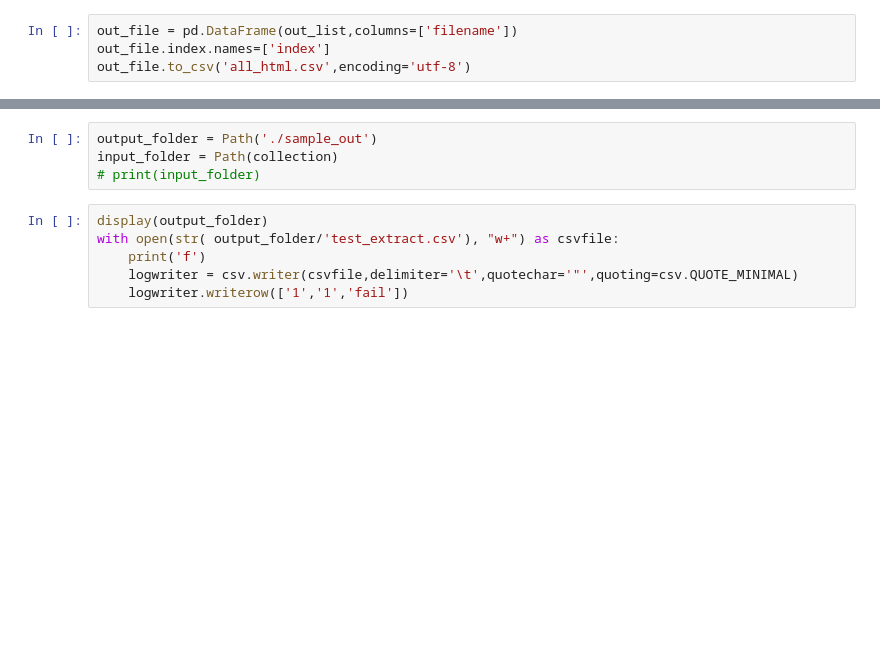
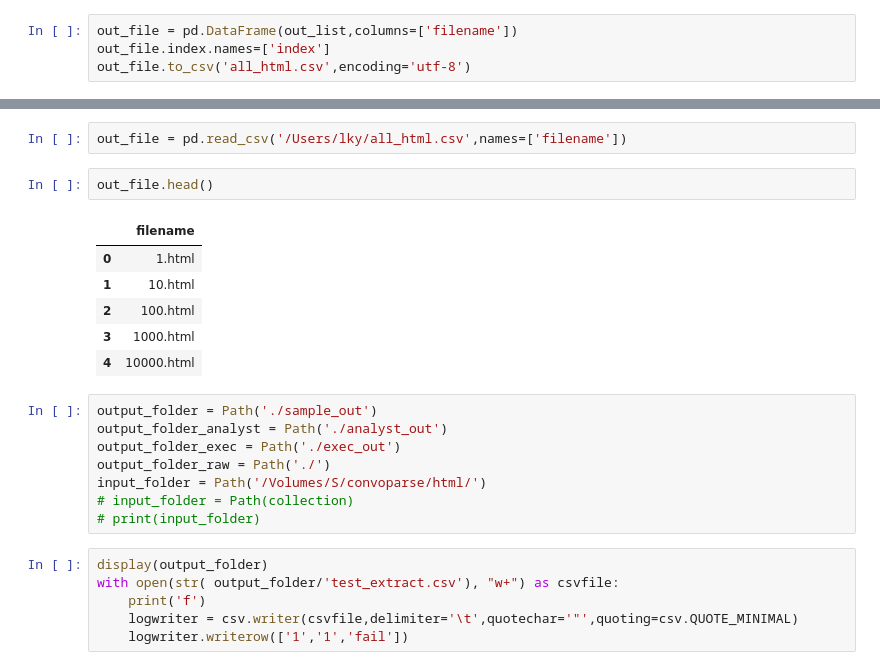
Before and after one commit to internetoftim/textparsing, a Jupyter notebook: Text Parsing Pipeline.ipynb, the cells around one changed output, grey strips where cells are left out. Cells and saved outputs as stored; diff of their text form; blank space fills up the shorter version.

```diff
--- a/Text Parsing Pipeline.ipynb
+++ b/Text Parsing Pipeline.ipynb
@@ -93,6 +140,21 @@ len(out_file)
+# %%
+out_file = pd.read_csv('/Users/lky/all_html.csv',names=['filename'])
+# %%
+out_file.head()
+# %% [output]
+|  | filename |
+| 0 | 1.html |
+| 1 | 10.html |
+| 2 | 100.html |
+| 3 | 1000.html |
+| 4 | 10000.html |
 # %%
 output_folder = Path('./sample_out')
-input_folder = Path(collection)
+output_folder_analyst = Path('./analyst_out')
+output_folder_exec = Path('./exec_out')
+output_folder_raw = Path('./')
+input_folder = Path('/Volumes/S/convoparse/html/')
+# input_folder = Path(collection)
 # print(input_folder)
 # %%
 display(output_folder)
```
Also changed, not shown: parts of 8 cells of this notebook, 2 other files.
